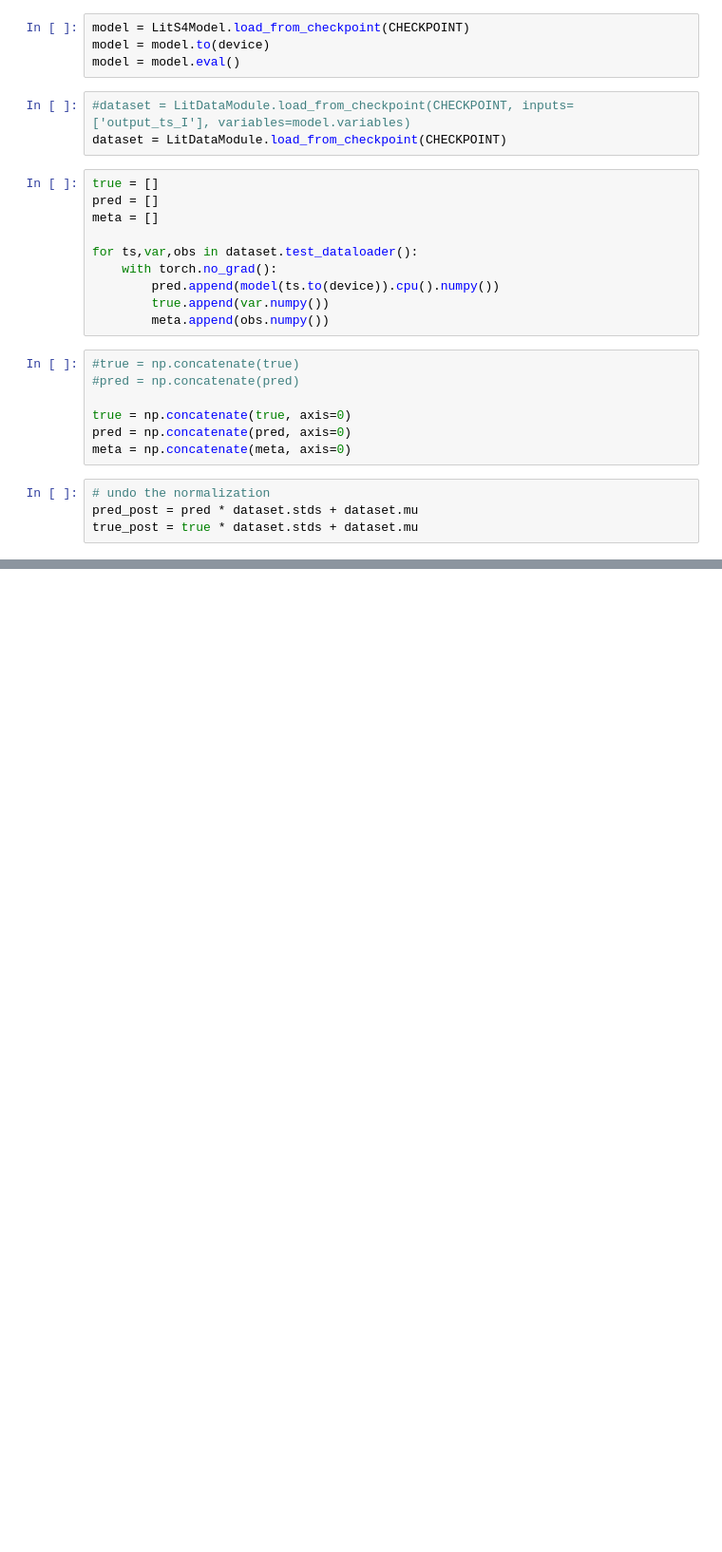
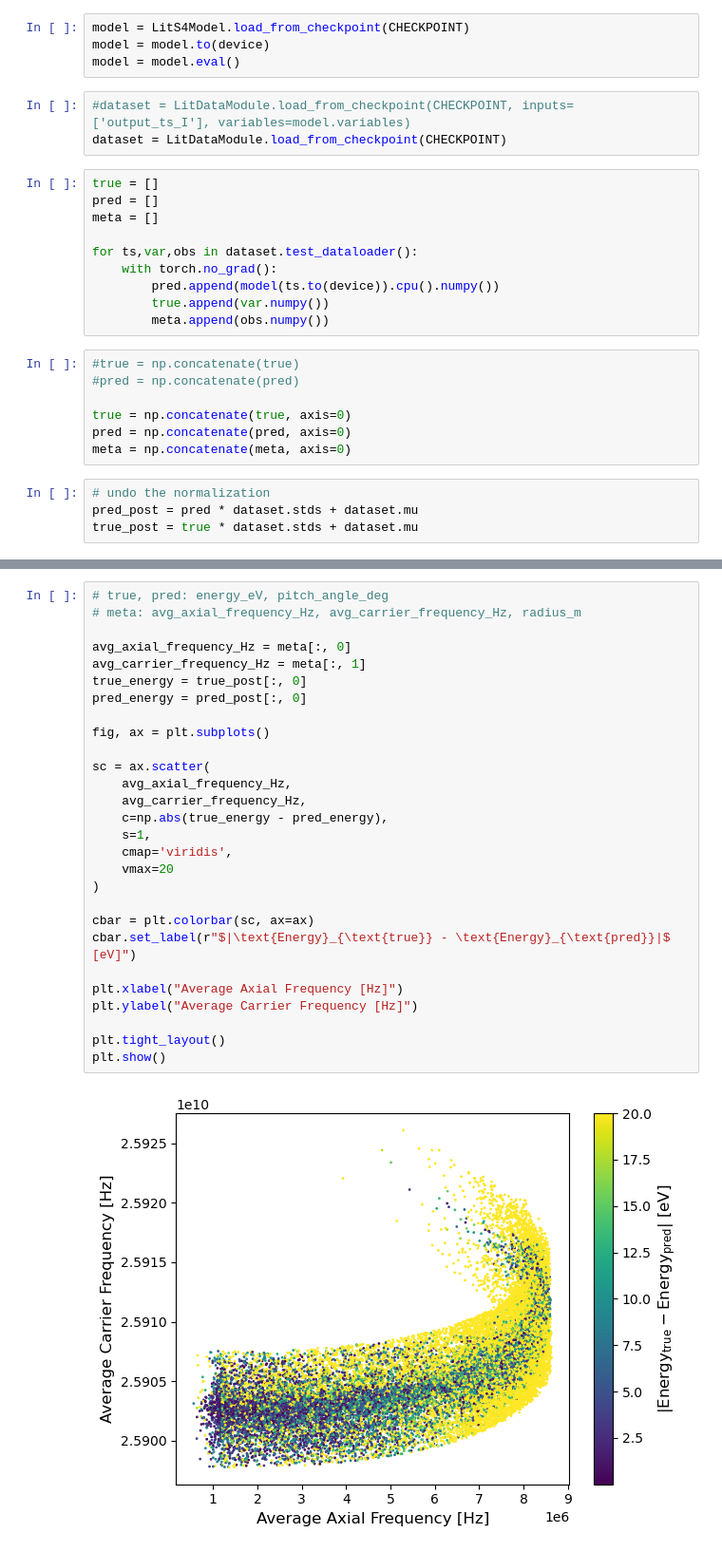
Before and after one commit to chreissel/neutrino_project, a Jupyter notebook: eval.ipynb, the cells around one changed output, grey strips where cells are left out. Shown at 95% size. Saved outputs shown, nothing was run; the diff lists cells and outputs as text; blank space fills up the shorter version.

```diff
--- a/eval.ipynb
+++ b/eval.ipynb
@@ -44,0 +57,30 @@ f = make_all_plots(dataset.variables, true_post, pred_post)
+# %%
+# true, pred: energy_eV, pitch_angle_deg
+# meta: avg_axial_frequency_Hz, avg_carrier_frequency_Hz, radius_m
+
+avg_axial_frequency_Hz = meta[:, 0]
+avg_carrier_frequency_Hz = meta[:, 1]
+true_energy = true_post[:, 0]
+pred_energy = pred_post[:, 0]
+
+fig, ax = plt.subplots()
+
+sc = ax.scatter(
+    avg_axial_frequency_Hz,
+    avg_carrier_frequency_Hz,
+    c=np.abs(true_energy - pred_energy),
+    s=1,
+    cmap='viridis',
+    vmax=20
+)
+
+cbar = plt.colorbar(sc, ax=ax)
+cbar.set_label(r"$|\text{Energy}_{\text{true}} - \text{Energy}_{\text{pred}}|$ [eV]")
+
+plt.xlabel("Average Axial Frequency [Hz]")
+plt.ylabel("Average Carrier Frequency [Hz]")
+
+plt.tight_layout()
+plt.show()
+# %% [output]
+[figure, added]
```
Also changed, not shown: parts of 4 cells of this notebook, 8 other files.
